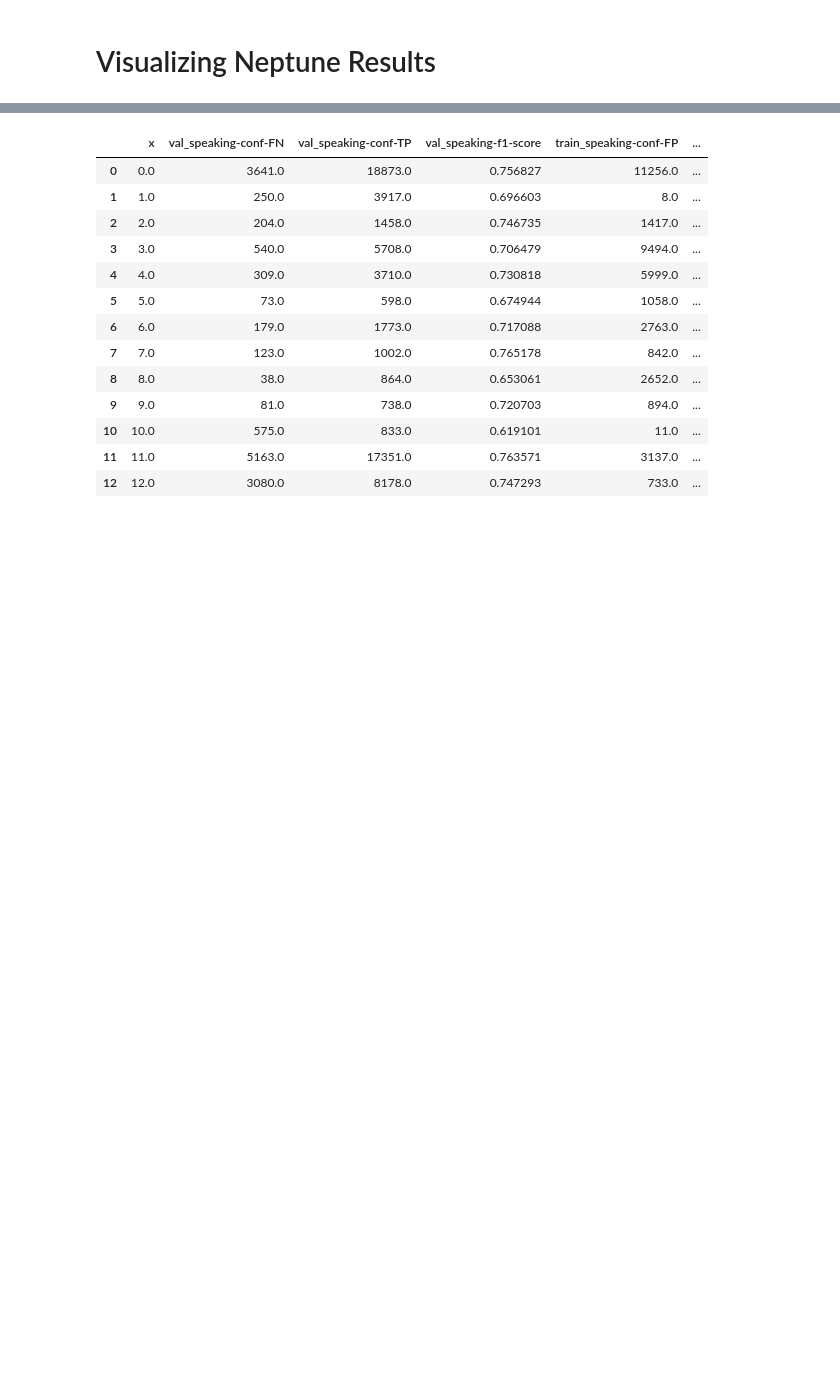
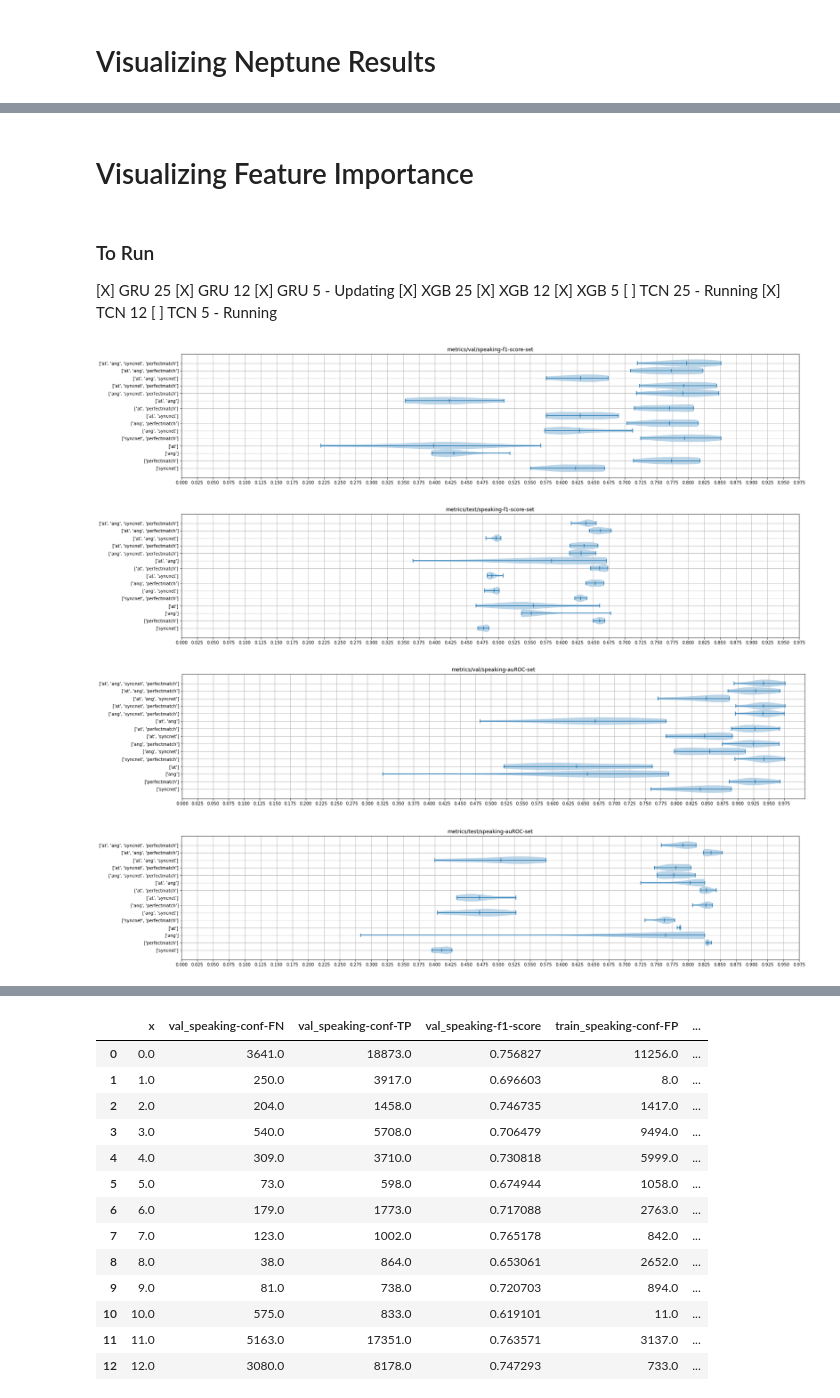
Before and after one commit to interaction-lab/modeling-pipeline, a Jupyter notebook: examples/active_speaker/analyze-results.ipynb, the cells around one changed output, grey strips where cells are left out. Saved outputs shown, nothing was run; the diff lists cells and outputs as text; code cells hidden in the pictures; blank space fills up the shorter version.

```diff
--- a/examples/active_speaker/analyze-results.ipynb
+++ b/examples/active_speaker/analyze-results.ipynb
@@ -144,0 +84,42 @@ DecodeError: It is required that you pass in a value for the "algorithms" argume
+# %% [markdown]
+# Visualizing Feature Importance
+# %%
+def plot_table(table, metric):
+    labels = list(table["tags"])
+    data = list(table[metric])
+    for i in range(len(data)):
+        assert len(data[i]) == 9, f"must have all nine rotations, {len(data[i])}, {labels[i]}, {data[i]}"
+    data = [[d for d in s if d !=0] for s in data]
+
+    zipped = zip(labels, data)
+    zipped = list(zipped)
+    zipped = sorted(zipped, key = lambda x: len(x[0]))
+    labels = [x[0] for x in zipped]
+    data = [x[1] for x in zipped]
+    fig = plt.figure(figsize =(20, 4))
+
+    # Creating axes instance
+    ax = fig.add_axes([0, 0, 1, 1])
+
+    # Creating plot
+    # bp = ax.boxplot(data)
+    #bp = ax.boxplot(data, patch_artist = False,
+    #                notch ='False', vert = 0)
+    ax.violinplot(data, showmeans=True, showextrema=True, vert=0, widths=1)
+    ax.set_yticks(np.arange(len(labels))+1)
+    ax.set_xticks([i/40 for i in range(40)])
+    ax.set_yticklabels(labels)
+    # show plot
+    plt.title(metric)
+    plt.grid(True)
+    plt.show()
+
+def get_table(model, window, metrics):
+    table = project.fetch_runs_table(tag=[window,model]).to_pandas()
+    table["tags"] = table["sys/tags"].apply(lambda x: [y for y in x.split(',') if y not in ["laptop", model, window]])
+    series = table['sys/id'].apply(lambda x: get_run_set(x, metrics))
+    tmp = pd.DataFrame(series.tolist(), columns=[m+"-set" for m in metrics])
+    table=table.join(tmp)
+    return table
+
+metrics = [f"metrics/{s}/speaking-f1-score" for s in ["val","test"]] + [f"metrics/{s}/speaking-auROC" for s in ["val","test"]]
@@ -144,0 +128,20 @@ DecodeError: It is required that you pass in a value for the "algorithms" argume
+# %% [markdown]
+### To Run
+[X] GRU 25
+[X] GRU 12
+[X] GRU 5 - Updating
+[X] XGB 25
+[X] XGB 12
+[X] XGB 5
+[ ] TCN 25 - Running
+[X] TCN 12
+[ ] TCN 5 - Running
+# %%
+# gru_25_table = get_table("gru", "25", metrics)
+for m in metrics:
+    plot_table(gru_25_table,m+"-set")
+# %% [output]
+[figure, added]
+[figure, added]
+[figure, added]
+[figure, added]
```
Also changed, not shown: parts of 20 cells of this notebook, 3 other files.
